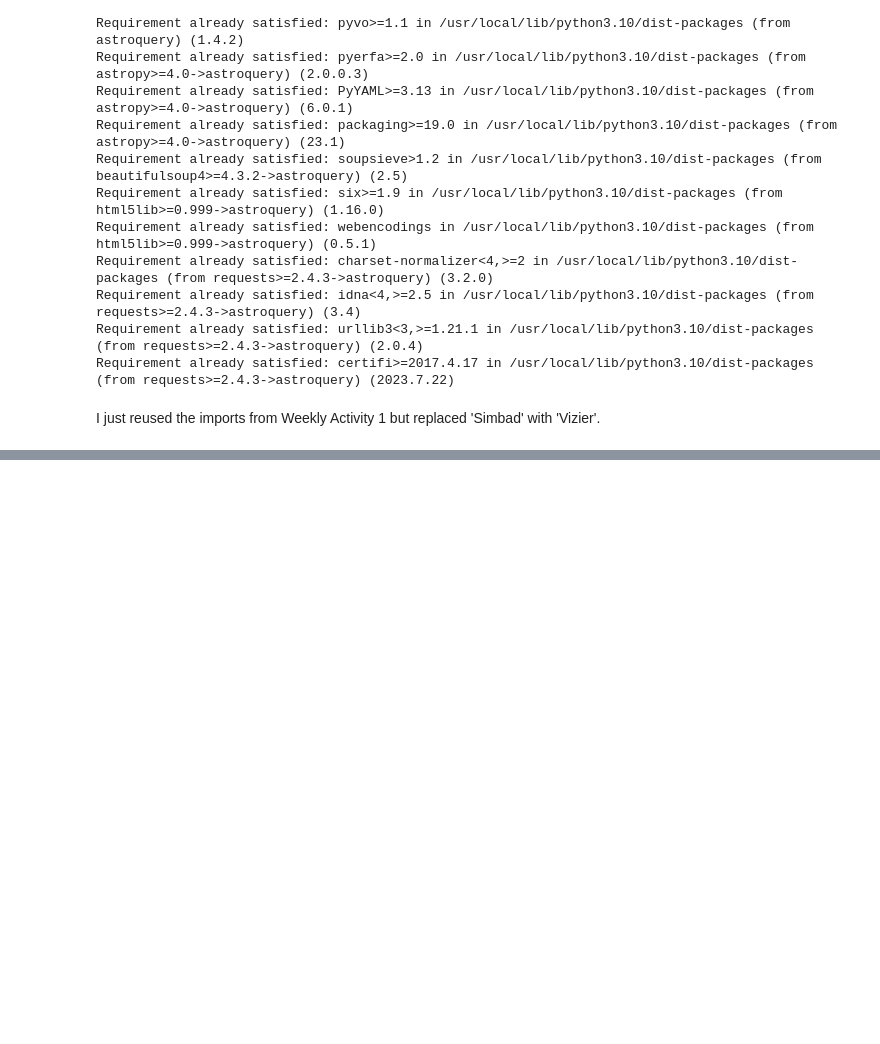
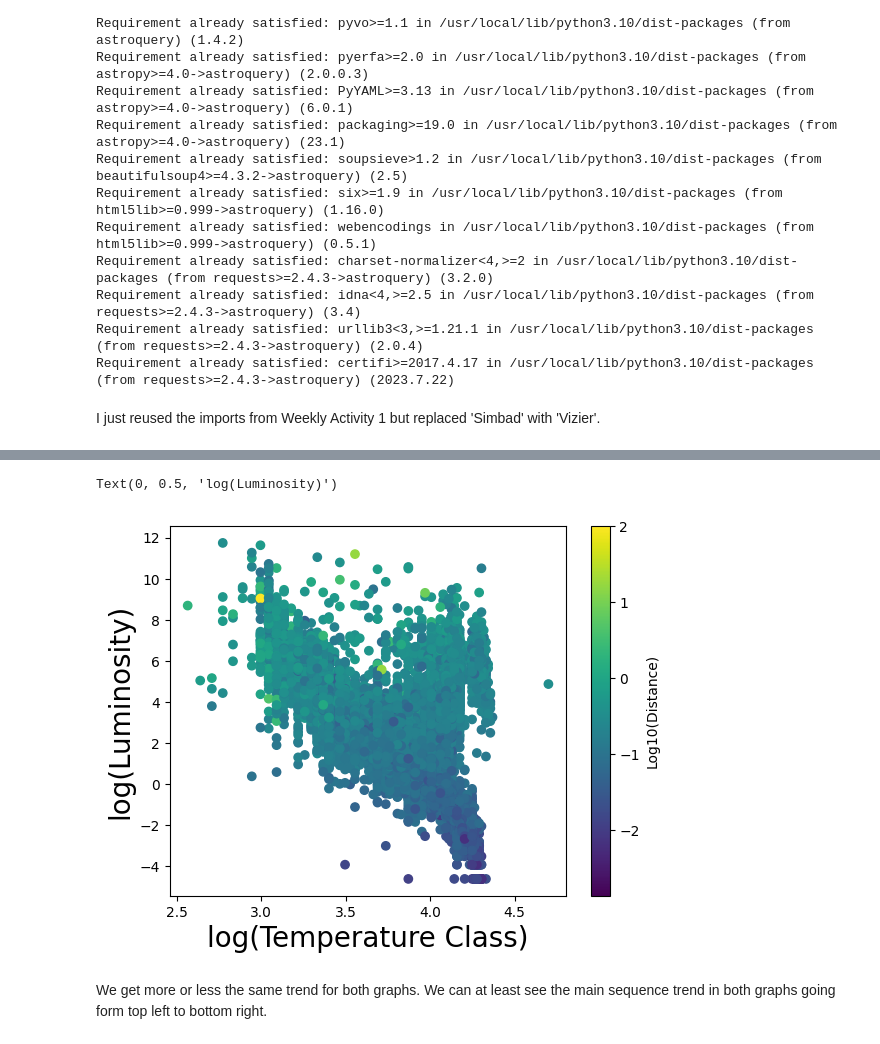
Before and after one commit to Logan-Bz/PHYS3025Work, a Jupyter notebook: Homework_1,_Problem_5_Code.ipynb, the cells around one changed output, grey strips where cells are left out. Cells and saved outputs as stored; diff of their text form; code cells hidden in the pictures; blank space fills up the shorter version.

```diff
--- a/Homework_1,_Problem_5_Code.ipynb
+++ b/Homework_1,_Problem_5_Code.ipynb
@@ -62,0 +71,14 @@ TypeError: ignored
+# %%
+Lum = result[0]['Lum'].data.data
+Tc = result[0]['Tc'].data.data
+
+plt.scatter( np.log(Tc) , np.log(Lum) ,c=np.log10(np.divide(1,Plx)))
+cbar=plt.colorbar()
+cbar.set_label('Log10(Distance)')
+plt.xlabel("log(Temperature Class)", fontsize=20)
+plt.ylabel("log(Luminosity)", fontsize=20)
+# %% [output]
+Text(0, 0.5, 'log(Luminosity)')
+[figure, added]
+# %% [markdown]
+We get more or less the same trend for both graphs. We can at least see the main sequence trend in both graphs going form top left to bottom right.
```
Also changed, not shown: parts of 2 cells of this notebook.
